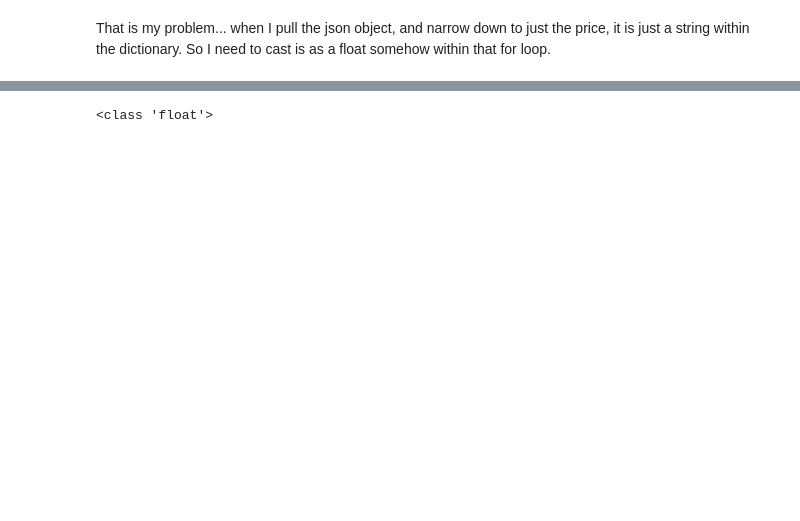
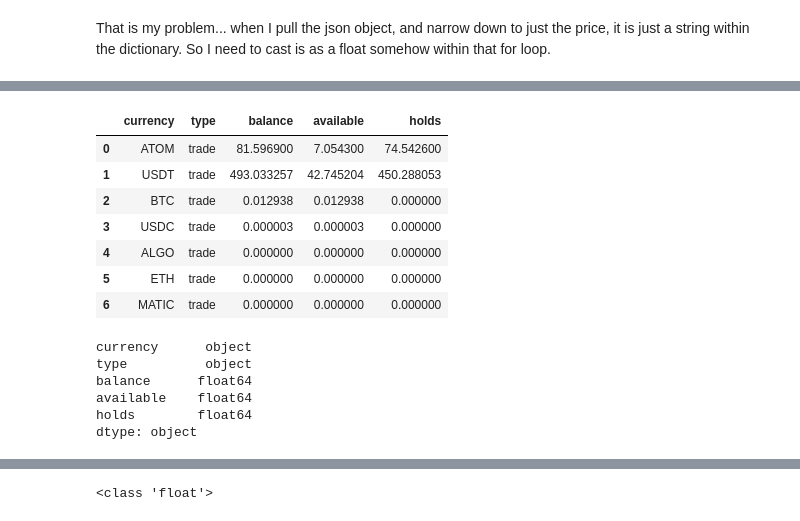
Before and after one commit to lukewbecker/algo-trading-training, a Jupyter notebook: kucoin_balance.ipynb, the cells around one changed output, grey strips where cells are left out. Saved outputs shown, nothing was run; the diff lists cells and outputs as text; code cells hidden in the pictures; blank space fills up the shorter version.

```diff
--- a/kucoin_balance.ipynb
+++ b/kucoin_balance.ipynb
@@ -300,3 +304,27 @@ test_account
 | 6 | ALGO | trade | 0 | 0 | 0 |
 | 9 | ETH | trade | 0 | 0 | 0 |
 | 11 | MATIC | trade | 0 | 0 | 0 |
+# %%
+account = trade_account
+# %%
+account = account.reset_index(drop = True)
+# %%
+account
+# %% [output]
+|  | currency | type | balance | available | holds |
+| 0 | ATOM | trade | 81.596900 | 7.054300 | 74.542600 |
+| 1 | USDT | trade | 493.033257 | 42.745204 | 450.288053 |
+| 2 | BTC | trade | 0.012938 | 0.012938 | 0.000000 |
+| 3 | USDC | trade | 0.000003 | 0.000003 | 0.000000 |
+| 4 | ALGO | trade | 0.000000 | 0.000000 | 0.000000 |
+| 5 | ETH | trade | 0.000000 | 0.000000 | 0.000000 |
+| 6 | MATIC | trade | 0.000000 | 0.000000 | 0.000000 |
+# %%
+account.dtypes
+# %% [output]
+currency      object
+type          object
+balance      float64
+available    float64
+holds        float64
+dtype: object
```
Also changed, not shown: parts of 16 cells of this notebook.
